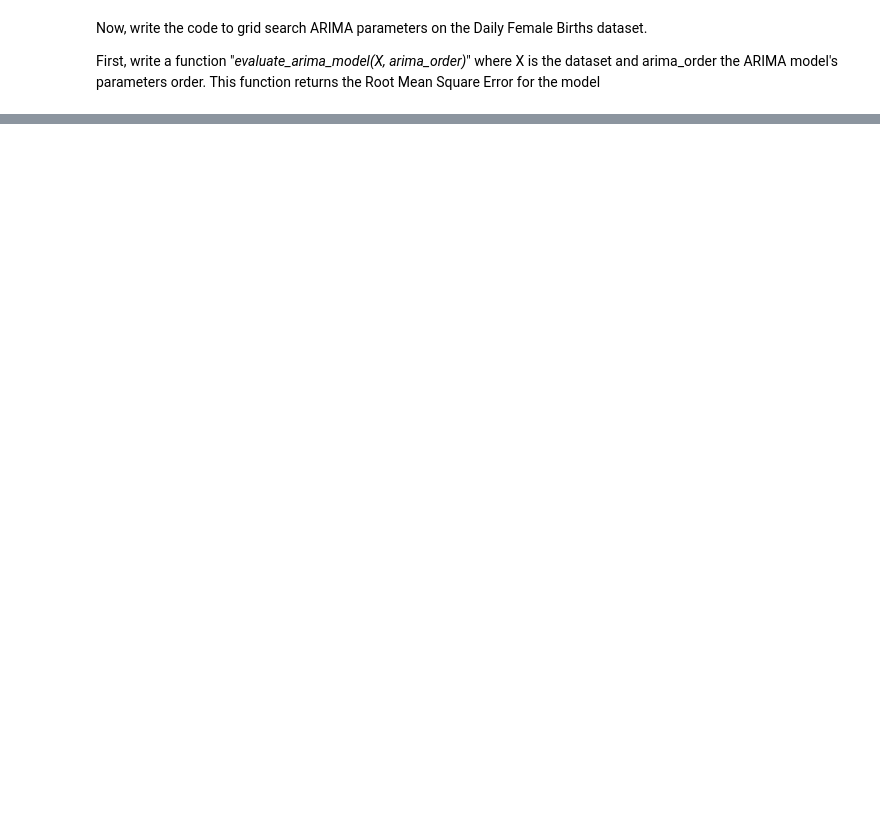
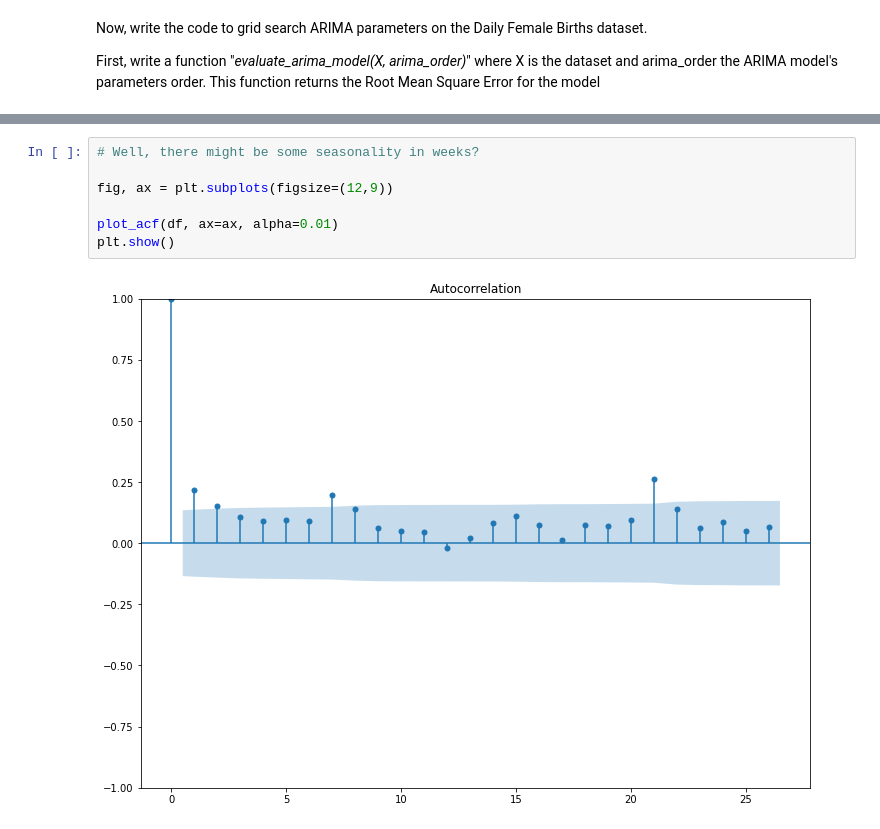
Before and after one commit to peto-ivanov/gda, a Jupyter notebook: quests/TSA-quest_ARIMA_grid_search.ipynb, the cells around one changed output, grey strips where cells are left out. Cells and saved outputs as stored; diff of their text form; blank space fills up the shorter version.

```diff
--- a/quests/TSA-quest_ARIMA_grid_search.ipynb
+++ b/quests/TSA-quest_ARIMA_grid_search.ipynb
@@ -41,0 +159,9 @@ def evaluate_models(dataset, p_values, d_values, q_values):
+# %%
+# Well, there might be some seasonality in weeks?
+
+fig, ax = plt.subplots(figsize=(12,9))
+
+plot_acf(df, ax=ax, alpha=0.01)
+plt.show()
+# %% [output]
+[figure, added]
```
Also changed, not shown: parts of 15 cells of this notebook, 1 other file.
